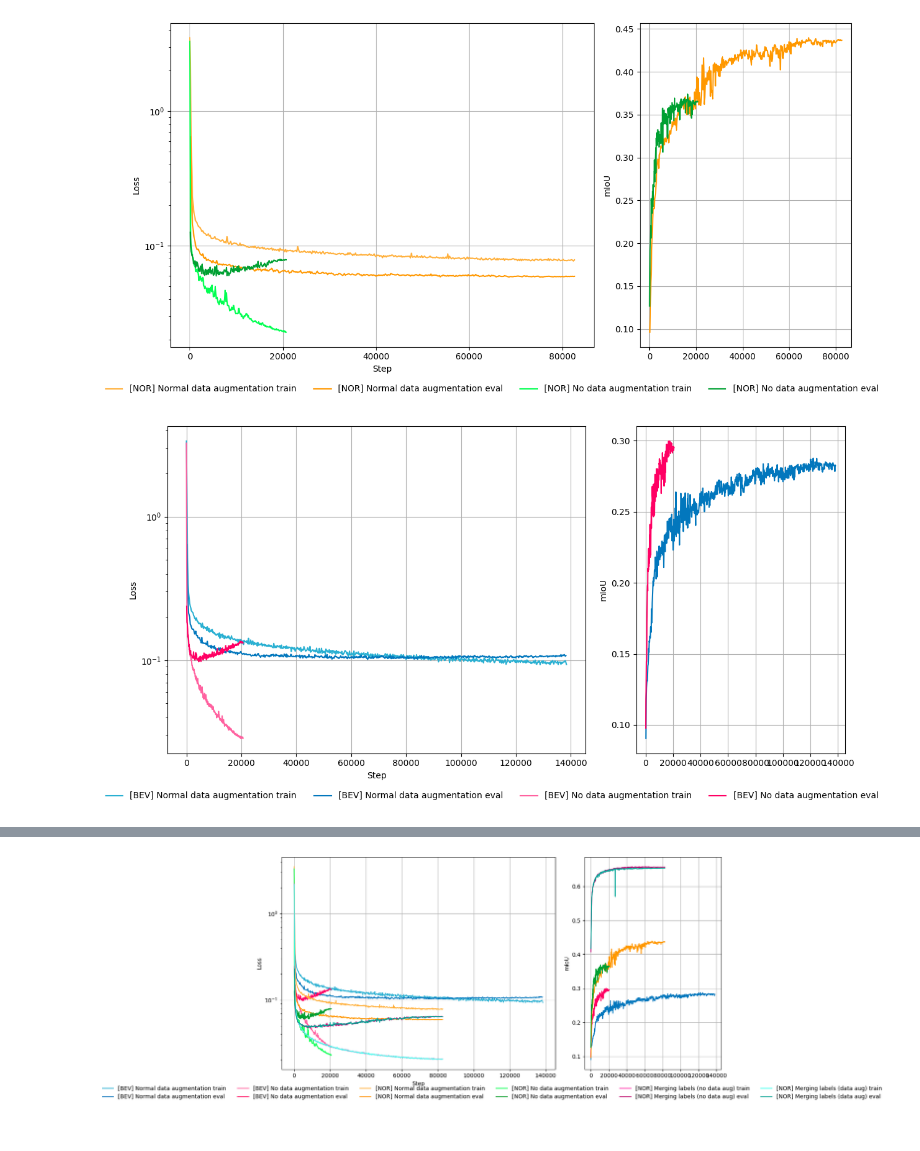
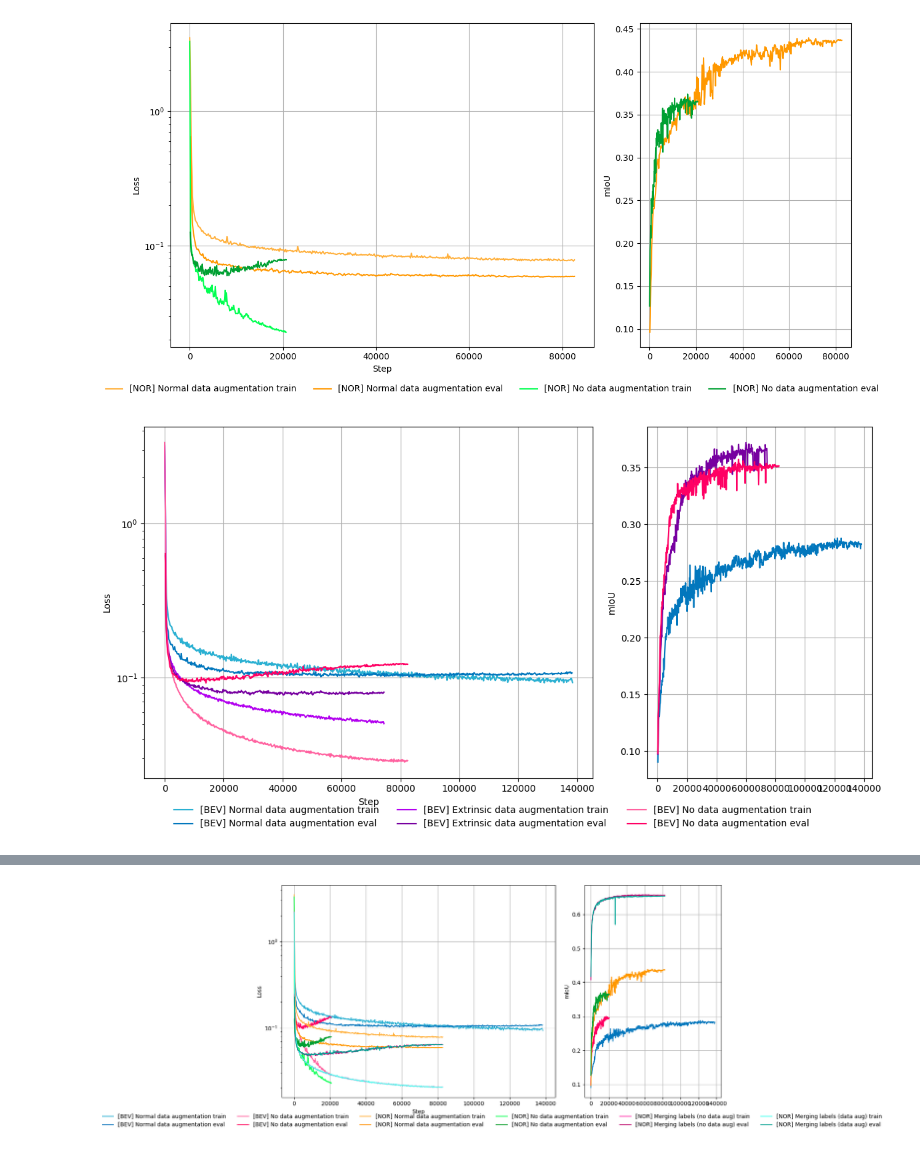
Before and after one commit to alanglk/BEV2Seg_2, a Jupyter notebook: notebooks/tensorboard_logs.ipynb, the cells around one changed output, grey strips where cells are left out. Saved outputs shown, nothing was run; the diff lists cells and outputs as text; code cells hidden in the pictures.

```diff
--- a/notebooks/tensorboard_logs.ipynb
+++ b/notebooks/tensorboard_logs.ipynb
@@ -23,9 +23,10 @@ COLOR_PALETTE = [
     "#0277BD",
     "#2AB0D2",
     "#7700A0",
-plot_train_vs_eval_loss(nu_logs, "raw2segbev_mit-b0_v0.4", label_name="[NOR] Merging labels (no data aug)", checkpoint=9000, colors = (COLOR_PALETTE[11], COLOR_PALETTE[10]), ax=axes[0])
-plot_mIoU(nu_logs, "raw2segbev_mit-b0_v0.4", label_name="[NOR] Merging labels (no data aug)", checkpoint=9000, color = COLOR_PALETTE[10], ax=axes[1])
-
+    "#B200EF",
+    "#00A032",
+    "#03FF52",
+    "#FF9800",
     "#FFB03B",
     "#C00071",
     "#FF37AD",
@@ -215,29 +204,29 @@ plt.show()
 # %%
 # [BEV] DATA AUG COMP
 fig, axes = plt.subplots(1, 2, sharex=True, sharey=False, figsize=(12, 6),gridspec_kw={'width_ratios': [2, 1]} )
 
 plot_train_vs_eval_loss(bev_logs, "raw2bevseg_mit-b0_v0.6", label_name="[BEV] Normal data augmentation", colors = [COLOR_PALETTE[3], COLOR_PALETTE[2]], ax=axes[0])
 plot_mIoU(bev_logs, "raw2bevseg_mit-b0_v0.6", label_name="[BEV] Normal data augmentation", color = COLOR_PALETTE[2], ax=axes[1])
-# plot_train_vs_eval_loss(bev_logs, "raw2bevseg_mit-b0_v0.5", label_name="[BEV] Extrinsic data augmentation", colors = [COLOR_PALETTE[5], COLOR_PALETTE[4]], ax=axes[0])
-# plot_mIoU(bev_logs, "raw2bevseg_mit-b0_v0.5", label_name="[BEV] Extrinsic data augmentation", color = COLOR_PALETTE[4], ax=axes[1])
-plot_train_vs_eval_loss(bev_logs, "raw2bevseg_mit-b0_v0.3", label_name="[BEV] No data augmentation", colors = [COLOR_PALETTE[1], COLOR_PALETTE[0]], ax=axes[0])
-plot_mIoU(bev_logs, "raw2bevseg_mit-b0_v0.3", label_name="[BEV] No data augmentation", color = COLOR_PALETTE[0], ax=axes[1])
+plot_train_vs_eval_loss(bev_logs, "raw2bevseg_mit-b0_v0.5_new", label_name="[BEV] Extrinsic data augmentation", colors = [COLOR_PALETTE[5], COLOR_PALETTE[4]], ax=axes[0])
+plot_mIoU(bev_logs, "raw2bevseg_mit-b0_v0.5_new", label_name="[BEV] Extrinsic data augmentation", color = COLOR_PALETTE[4], ax=axes[1])
+plot_train_vs_eval_loss(bev_logs, "raw2bevseg_mit-b0_v0.4_new", label_name="[BEV] No data augmentation", colors = [COLOR_PALETTE[1], COLOR_PALETTE[0]], ax=axes[0])
+plot_mIoU(bev_logs, "raw2bevseg_mit-b0_v0.4_new", label_name="[BEV] No data augmentation", color = COLOR_PALETTE[0], ax=axes[1])
 
 handles, labels = axes[0].get_legend_handles_labels()
-fig.legend(handles, labels,loc='lower center',ncol=4,bbox_to_anchor=(0.5, -0.05),frameon=False)
+fig.legend(handles, labels,loc='lower center',ncol=3,bbox_to_anchor=(0.5, -0.05),frameon=False)
 
 axes[0].set_xlabel("Step")
 axes[0].set_ylabel("Loss")
 axes[0].set_yscale('log')
 axes[0].grid(True)
 
 axes[1].set_ylabel("mIoU")
 axes[1].grid(True)
 
 plt.tight_layout()
 plt.show()
 # %% [output]
-[figure, old version]
+[figure, new version]
 # %%
 # WITH MERGING LABELS
 fig, axes = plt.subplots(1, 2, sharex=True, sharey=False, figsize=(12, 6),gridspec_kw={'width_ratios': [2, 1]} )
```
Also changed, not shown: parts of 2 cells of this notebook, 3 other files.
